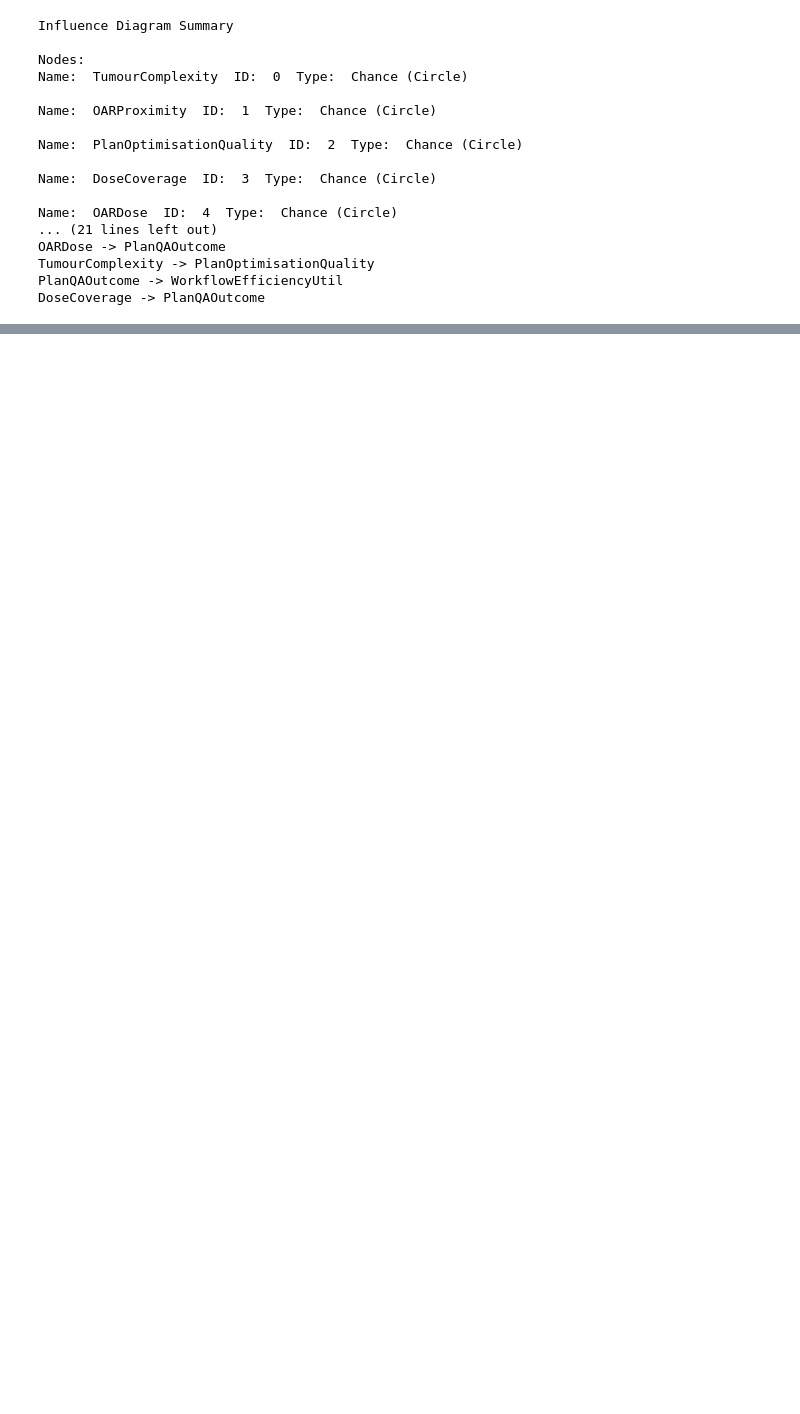
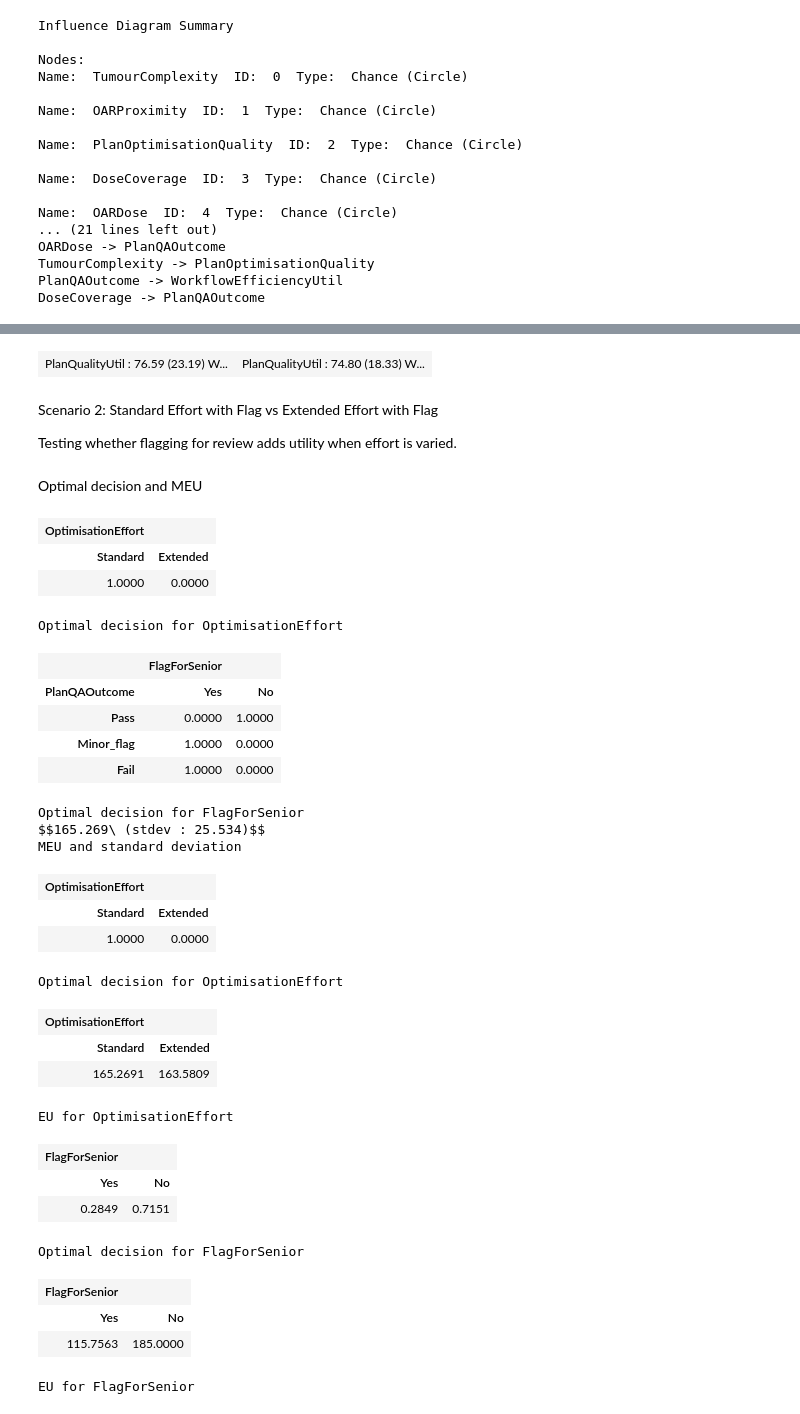
Before and after one commit to mahinm23/Radiotherapy-BN, a Jupyter notebook: ECS647U_BN_Radiotherapy.ipynb, the cells around one changed output, grey strips where cells are left out. Cells and saved outputs as stored; diff of their text form; code cells hidden in the pictures; blank space fills up the shorter version.

Commit message:
Decision Analysis

```diff
--- a/ECS647U_BN_Radiotherapy.ipynb
+++ b/ECS647U_BN_Radiotherapy.ipynb
@@ -313,11 +312,11 @@ POQ_id = diag.addChanceNode(gum.LabelizedVariable("PlanOptimisationQuality",
                                     ["target_prioritised", "balanced", "oar_prioritised"]))
 
 DC_id = diag.addChanceNode(gum.LabelizedVariable("DoseCoverage",
-                                  "Amount of perscribed dose recieved by the target",
+                                  "Amount of perscribed dose received by the target",
                                    ["Inadequate", "Adequate", "Optimal"]))
 
 OARD_id = diag.addChanceNode(gum.LabelizedVariable("OARDose",
-                                    "Amount of dose recieved by organs at risk",
+                                    "Amount of dose received by organs at risk",
                                      ["Low", "Medium", "High"]))
 
 
@@ -452,0 +489,4 @@ DoseCoverage -> PlanQAOutcome
+# %%
+# Create inference engine on influence diagram
+ie = gum.ShaferShenoyLIMIDInference(diag)
+ie.makeInference()
@@ -452,0 +499,15 @@ DoseCoverage -> PlanQAOutcome
+# %%
+gnb.sideBySide(
+    gnb.getInference(diag, evs={"OptimisationEffort": "Standard", "FlagForSenior": "No"}),
+    gnb.getInference(diag, evs={"OptimisationEffort": "Extended", "FlagForSenior": "No"}),
+    captions=[
+        "Scenario 1a: Standard effort, no senior review",
+        "Scenario 1b: Extended effort, no senior review"
+    ]
+)
+# %% [output]
+| PlanQualityUtil : 76.59 (23.19) W... | PlanQualityUtil : 74.80 (18.33) W... |
+# %% [markdown]
+Scenario 2: Standard Effort with Flag vs Extended Effort with Flag
+
+Testing whether flagging for review adds utility when effort is varied.
@@ -452,0 +523,57 @@ DoseCoverage -> PlanQAOutcome
+# %% [markdown]
+Optimal decision and MEU
+# %%
+import math
+
+def show_decisions(ie):
+    gnb.flow.row(
+        ie.optimalDecision("OptimisationEffort"),
+        ie.optimalDecision("FlagForSenior"),
+        f"$${ie.MEU()['mean']:5.3f}\\ (stdev : {math.sqrt(ie.MEU()['variance']):5.3f})$$",
+        captions=["Optimal decision for OptimisationEffort", "Optimal decision for FlagForSenior", "MEU and standard deviation"]
+    )
+    gnb.flow.row(
+        ie.posterior("OptimisationEffort"),
+        ie.posteriorUtility("OptimisationEffort"),
+        ie.posterior("FlagForSenior"),
+        ie.posteriorUtility("FlagForSenior"),
+        captions=[
+            "Optimal decision for OptimisationEffort",
+            "EU for OptimisationEffort",
+            "Optimal decision for FlagForSenior",
+            "EU for FlagForSenior"
+        ]
+    )
+
+ie = gum.ShaferShenoyLIMIDInference(diag)
+ie.makeInference()
+show_decisions(ie)
+# %% [output]
+| OptimisationEffort |  |
+| Standard | Extended |
+| 1.0000 | 0.0000 |
+Optimal decision for OptimisationEffort
+|  | FlagForSenior |  |
+| PlanQAOutcome | Yes | No |
+| Pass | 0.0000 | 1.0000 |
+| Minor_flag | 1.0000 | 0.0000 |
+| Fail | 1.0000 | 0.0000 |
+Optimal decision for FlagForSenior
+$$165.269\ (stdev : 25.534)$$
+MEU and standard deviation
+| OptimisationEffort |  |
+| Standard | Extended |
+| 1.0000 | 0.0000 |
+Optimal decision for OptimisationEffort
+| OptimisationEffort |  |
+| Standard | Extended |
+| 165.2691 | 163.5809 |
+EU for OptimisationEffort
+| FlagForSenior |  |
+| Yes | No |
+| 0.2849 | 0.7151 |
+Optimal decision for FlagForSenior
+| FlagForSenior |  |
+| Yes | No |
+| 115.7563 | 185.0000 |
+EU for FlagForSenior
```
Also changed, not shown: parts of 10 cells of this notebook.
